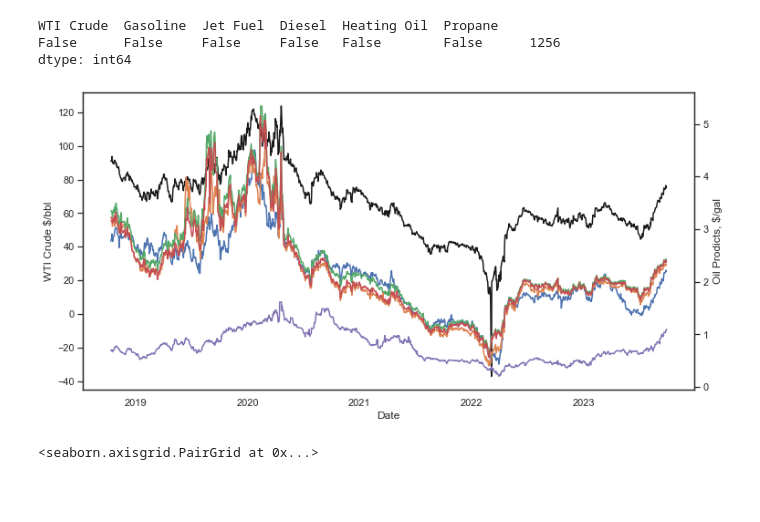
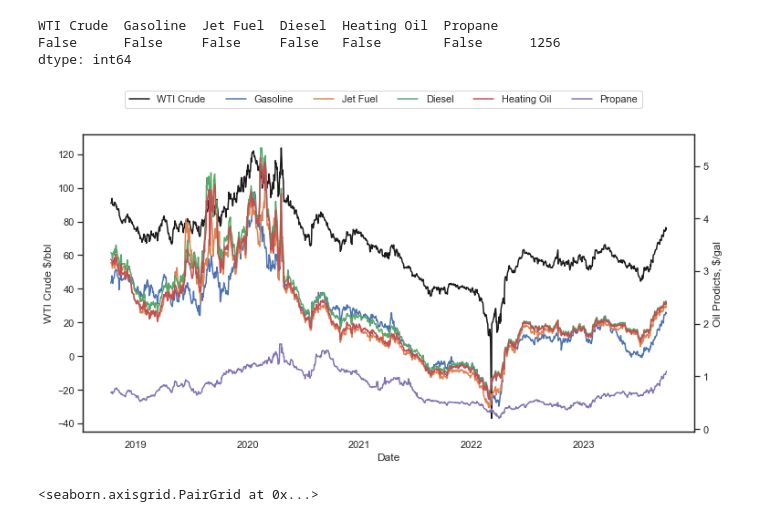
Before and after one commit to timdanilov/capstone-project, a Jupyter notebook: capstone.ipynb, the cells around one changed output. Cells and saved outputs as stored; diff of their text form; code cells hidden in the pictures; blank space fills up the shorter version.

Commit message:
graph styling

```diff
--- a/capstone.ipynb
+++ b/capstone.ipynb
@@ -111,22 +111,24 @@ dtype: int64
 # %%
 # Create a figure and axis
 fig, ax1 = plt.subplots(figsize=(12, 6))
 
 # Plot the WTI Crude Oil prices on the left axis
 ax1.set_xlabel('Date')
 ax1.set_ylabel('WTI Crude $/bbl')
-ax1.plot(oil_products_df.index, oil_products_df['WTI Crude'], color='k')
+
+ax1.plot(oil_products_df.index, oil_products_df['WTI Crude'], color='k', label='WTI Crude')
 
 # Plot the oil products prices on the right axis
 ax2 = ax1.twinx()
 ax2.set_ylabel('Oil Prodicts, $/gal')
 for column in ['Gasoline', 'Jet Fuel', 'Diesel', 'Heating Oil', 'Propane']:
   ax2.plot(oil_products_df.index, oil_products_df[column], label=column)
 
-# Show the plot
+# Adjust the legend and show the plot
+fig.legend(loc='upper center', ncol=len(oil_products_df.columns))
 plt.show()
 # %% [output]
-[figure, old version]
+[figure, new version]
 # %%
 g = sns.PairGrid(oil_products_df)
 g.map_diag(sns.histplot)
```
